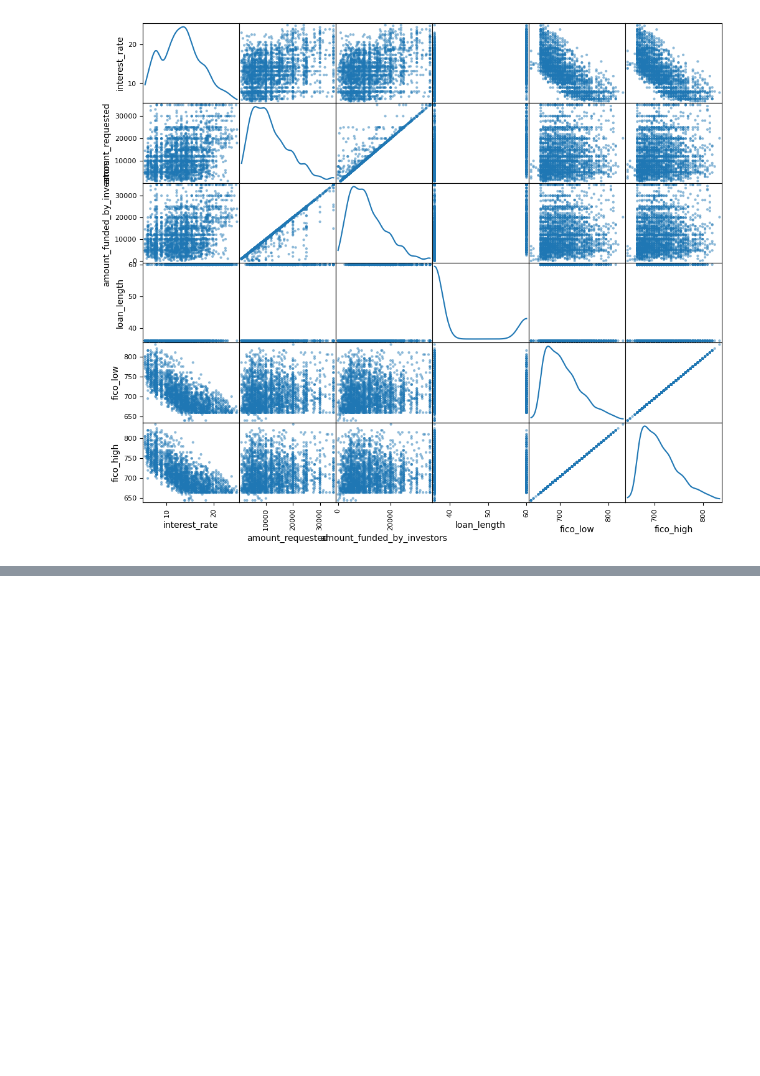
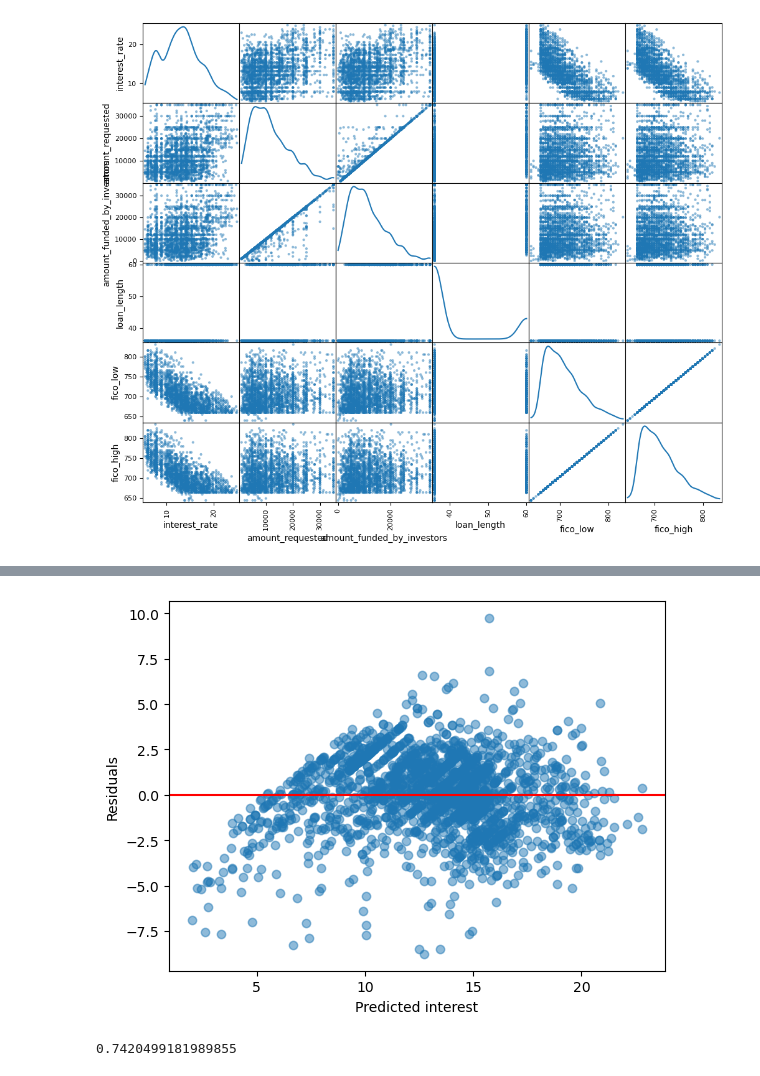
Before and after one commit to j-forte/Liner-Regression_CaseStudy, a Jupyter notebook: main.ipynb, the cells around one changed output, grey strips where cells are left out. Saved outputs shown, nothing was run; the diff lists cells and outputs as text; code cells hidden in the pictures; blank space fills up the shorter version.

```diff
--- a/main.ipynb
+++ b/main.ipynb
@@ -156,0 +228,6 @@ df_clean_interest.describe()
+# %%
+#Scale our data for our training data
+scaler = MinMaxScaler()
+
+X_train_normal = pd.DataFrame(scaler.fit_transform(X_train), columns=X_train.columns)
+X_train_normal
@@ -156,0 +250,22 @@ df_clean_interest.describe()
+# %%
+# model with scaled information
+scale_model = LinearRegression()
+
+fit_scale_model = scale_model.fit(X_train_normal, y_train)
+
+predict_scale_model = fit_scale_model.predict(X_train_normal)
+
+residuals_scale_model = predict_scale_model - y_train
+
+plt.scatter(x=predict_scale_model, y=residuals_scale_model, alpha=0.5)
+plt.xlabel('Predicted interest')
+plt.ylabel('Residuals')
+plt.axhline(y=0, color='r')
+plt.show()
+# %% [output]
+[figure, added]
+# %%
+new_model_score = fit_scale_model.score(X_train_normal, y_train)
+new_model_score
+# %% [output]
+0.7420499181989855
```
Also changed, not shown: parts of 11 cells of this notebook.
